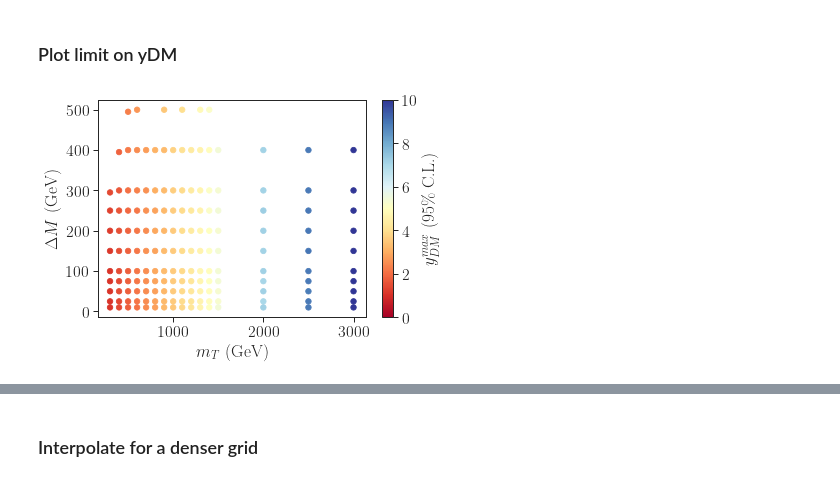
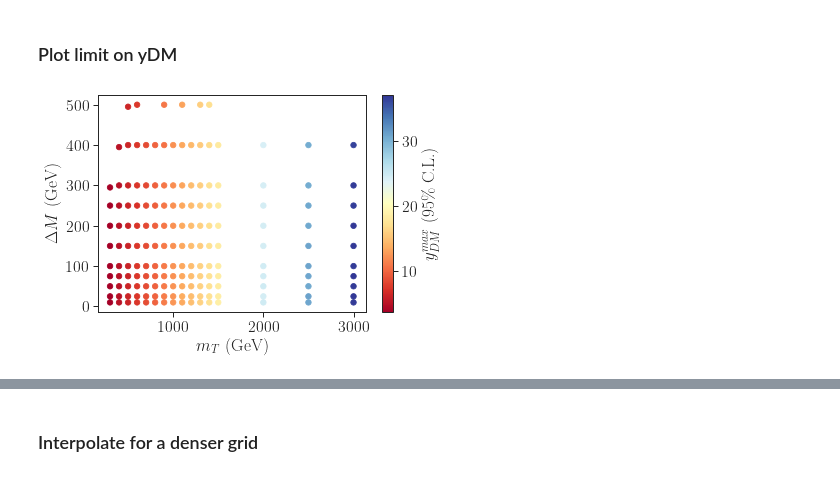
Before and after one commit to andlessa/SMStoEFT, a Jupyter notebook: notebooks/constraints/plotExclusion-ATLAS_pT-eft.ipynb, the cells around one changed output, grey strips where cells are left out. Saved outputs shown, nothing was run; the diff lists cells and outputs as text; code cells hidden in the pictures.

```diff
--- a/notebooks/constraints/plotExclusion-ATLAS_pT-eft.ipynb
+++ b/notebooks/constraints/plotExclusion-ATLAS_pT-eft.ipynb
@@ -43,17 +43,17 @@ recastData['Cq (95% C.L.)'] = Cqmax
 # %%
 x = recastData['mST']
 y = recastData['mChi']
 dm = x-y
 z = recastData['yDM (95% C.L.)']
-plt.scatter(x,dm,c=z,cmap=cm,s=30,vmin=0,vmax=10)
+plt.scatter(x,dm,c=z,cmap=cm,s=30)
 plt.colorbar(label=r'$y_{DM}^{max}$ (95\% C.L.)')
 plt.xlabel(r'$m_T$ (GeV)')
 plt.ylabel(r'$\Delta M$ (GeV)')
 # plt.xlim(250.,1550.)
 # plt.yscale('log')
 plt.show()
 # %% [output]
-[figure, old version]
+[figure, new version]
 # %%
 x = recastData['mST']
 y = recastData['mChi']
```
Also changed, not shown: parts of 8 cells of this notebook, 6 other files.
